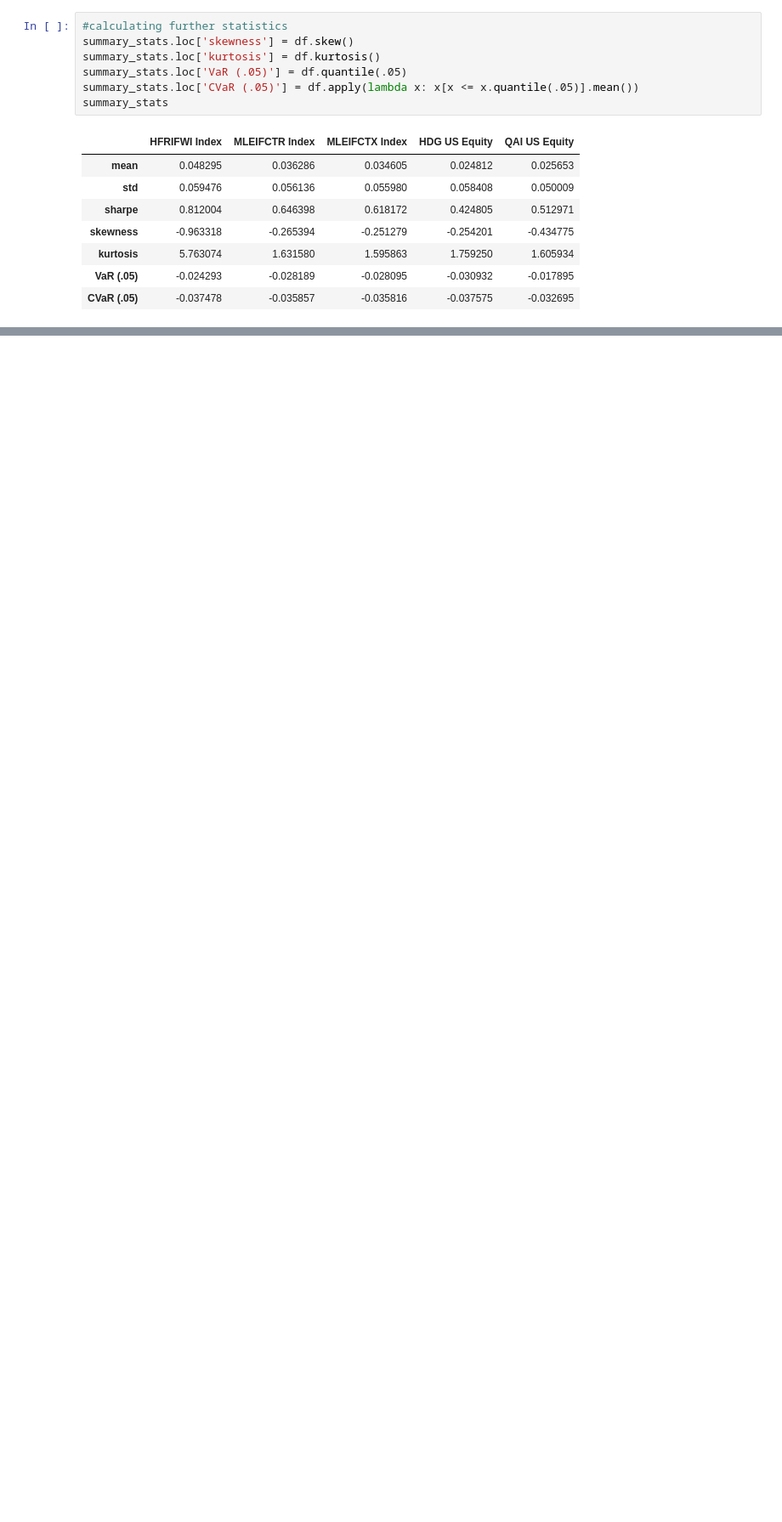
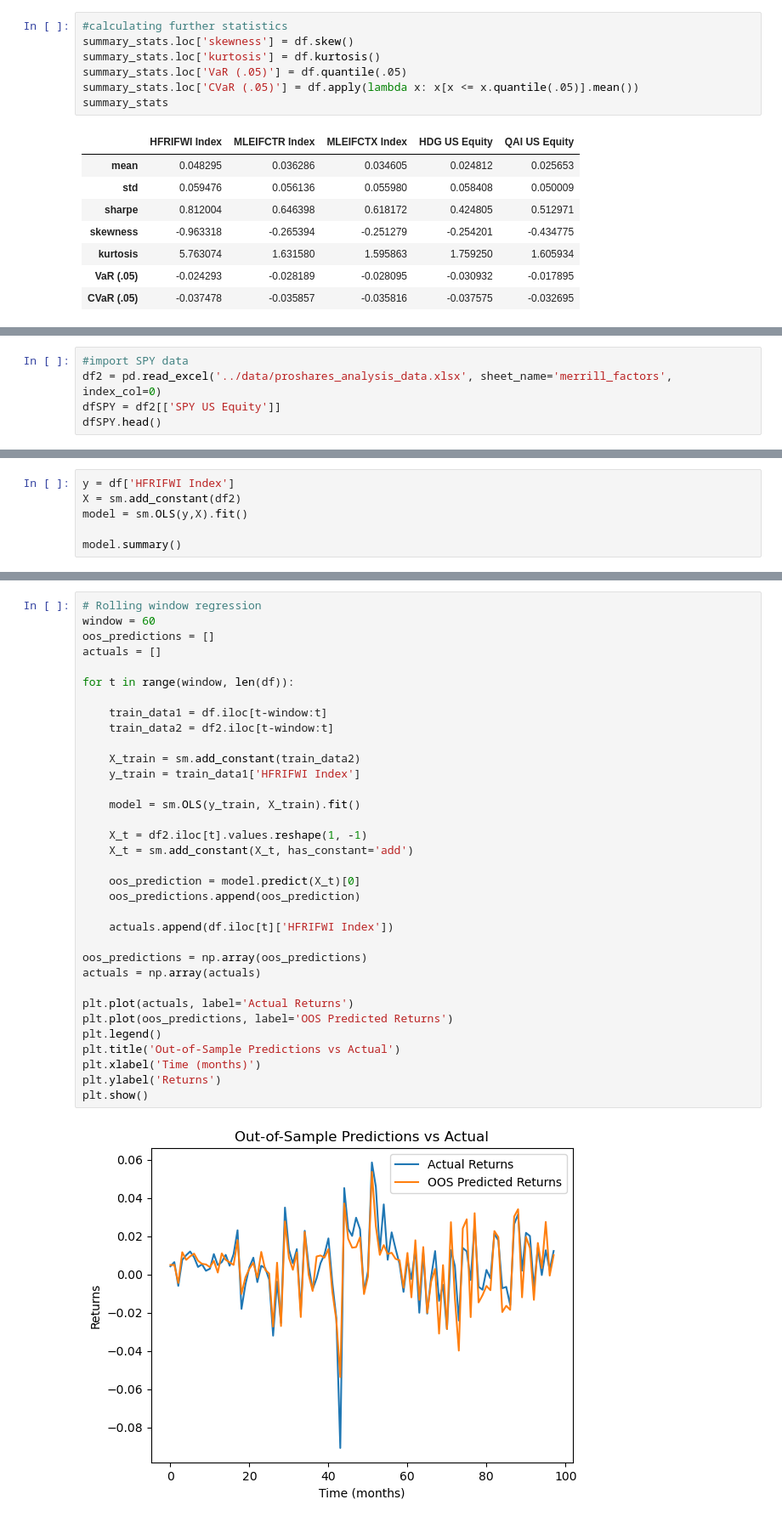
Before and after one commit to ekopen/finm-portfolio-2024, a Jupyter notebook: homework/Eric Kopen HW2.ipynb, the cells around one changed output, grey strips where cells are left out. Shown at 85% size. Cells and saved outputs as stored; diff of their text form; blank space fills up the shorter version.

```diff
--- a/homework/Eric Kopen HW2.ipynb
+++ b/homework/Eric Kopen HW2.ipynb
@@ -70,0 +77,5 @@ max_drawdown_stats
+# %%
+#import SPY data
+df2 = pd.read_excel('../data/proshares_analysis_data.xlsx', sheet_name='merrill_factors', index_col=0)
+dfSPY = df2[['SPY US Equity']]
+dfSPY.head()
@@ -70,0 +155,6 @@ max_drawdown_stats
+# %%
+y = df['HFRIFWI Index']
+X = sm.add_constant(df2)
+model = sm.OLS(y,X).fit()
+
+model.summary()
@@ -70,0 +227,36 @@ max_drawdown_stats
+# %%
+# Rolling window regression
+window = 60
+oos_predictions = []
+actuals = []
+
+for t in range(window, len(df)):
+
+    train_data1 = df.iloc[t-window:t]
+    train_data2 = df2.iloc[t-window:t]
+
+    X_train = sm.add_constant(train_data2)
+    y_train = train_data1['HFRIFWI Index']
+
+    model = sm.OLS(y_train, X_train).fit()
+
+    X_t = df2.iloc[t].values.reshape(1, -1)
+    X_t = sm.add_constant(X_t, has_constant='add')
+
+    oos_prediction = model.predict(X_t)[0]
+    oos_predictions.append(oos_prediction)
+
+    actuals.append(df.iloc[t]['HFRIFWI Index'])
+
+oos_predictions = np.array(oos_predictions)
+actuals = np.array(actuals)
+
+plt.plot(actuals, label='Actual Returns')
+plt.plot(oos_predictions, label='OOS Predicted Returns')
+plt.legend()
+plt.title('Out-of-Sample Predictions vs Actual')
+plt.xlabel('Time (months)')
+plt.ylabel('Returns')
+plt.show()
+# %% [output]
+[figure, added]
```
Also changed, not shown: parts of 24 cells of this notebook.
